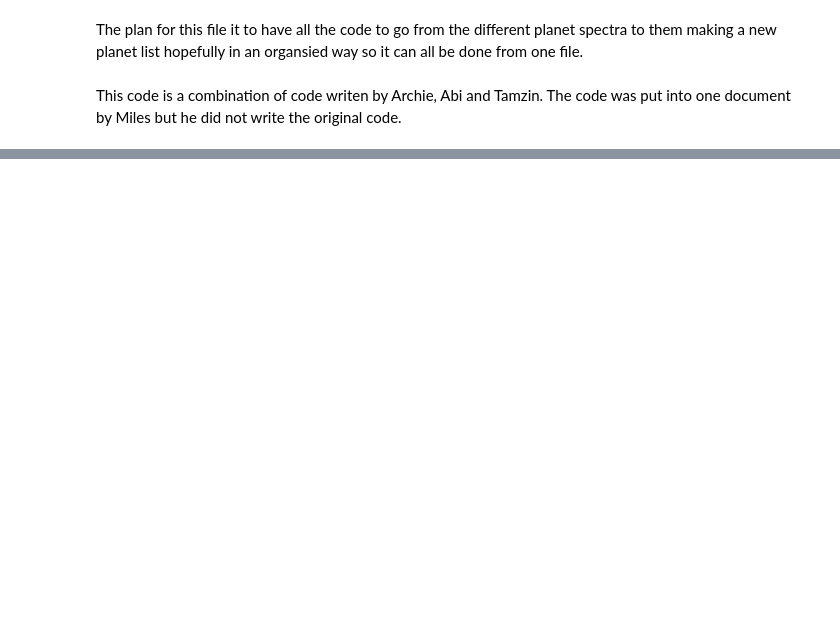
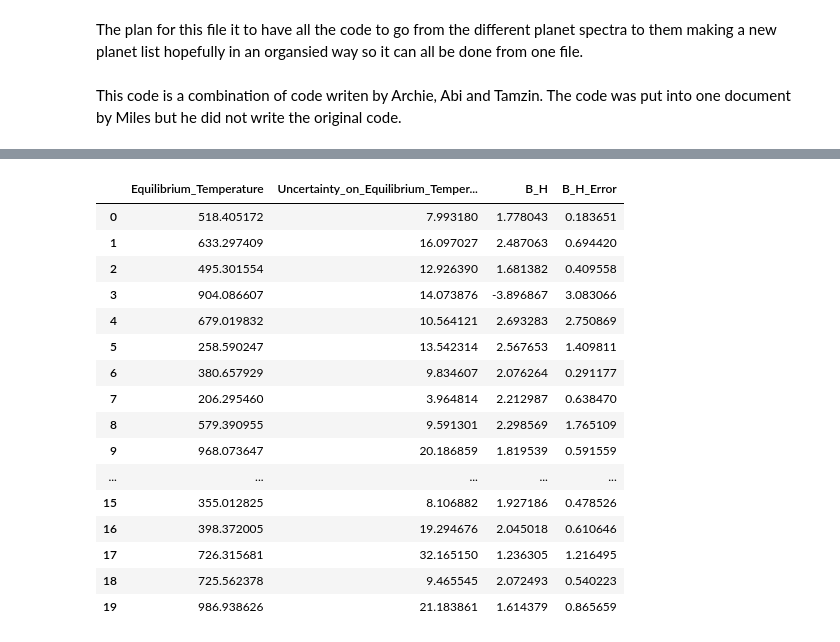
Before and after one commit to JackDavidMaher/Group-Studies---Exoplanets, a Jupyter notebook: Code/Group 2 full stats code.ipynb, the cells around one changed output, grey strips where cells are left out. Saved outputs shown, nothing was run; the diff lists cells and outputs as text; code cells hidden in the pictures; blank space fills up the shorter version.

Commit message:
added real data import to full stats, changed headings

```diff
--- a/Code/Group 2 full stats code.ipynb
+++ b/Code/Group 2 full stats code.ipynb
@@ -1121,0 +1092,42 @@ QUADRATIC MODEL  (A·T² + B·T + C)
+# %%
+# import the real data
+df = pd.read_csv("../Code/Data/results_2026_02_24__16_29.csv")
+
+# choosing what to fit! Feature depth vs Bh
+# comment out two of three
+
+# Feat_depth = ['Equilibrium_Temperature', 'Uncertainty_on_Equilibrium_Temperature',
+#                     'Feature_Depth', 'Feature_Depth_Error']
+
+Feat_depth = ['Equilibrium_Temperature', 'Uncertainty_on_Equilibrium_Temperature',
+                    'B_H', 'B_H_Error']
+
+
+real_data = df[Feat_depth]
+
+        # T_eq               = data[:, 0]
+        # T_eq_err           = data[:, 1]
+        # feature_height     = data[:, 2]
+        # feature_height_err = data[:, 3]
+
+real_data
+stats = Statistics(nwalkers=64, use_parallel=False)
+stats.run_all_analysis(real_data.values)
+# %% [output]
+|  | Equilibrium_Temperature | Uncertainty_on_Equilibrium_Temper... | B_H | B_H_Error |
+| 0 | 518.405172 | 7.993180 | 1.778043 | 0.183651 |
+| 1 | 633.297409 | 16.097027 | 2.487063 | 0.694420 |
+| 2 | 495.301554 | 12.926390 | 1.681382 | 0.409558 |
+| 3 | 904.086607 | 14.073876 | -3.896867 | 3.083066 |
+| 4 | 679.019832 | 10.564121 | 2.693283 | 2.750869 |
+| 5 | 258.590247 | 13.542314 | 2.567653 | 1.409811 |
+| 6 | 380.657929 | 9.834607 | 2.076264 | 0.291177 |
+| 7 | 206.295460 | 3.964814 | 2.212987 | 0.638470 |
+| 8 | 579.390955 | 9.591301 | 2.298569 | 1.765109 |
+| 9 | 968.073647 | 20.186859 | 1.819539 | 0.591559 |
+| ... | ... | ... | ... | ... |
+| 15 | 355.012825 | 8.106882 | 1.927186 | 0.478526 |
+| 16 | 398.372005 | 19.294676 | 2.045018 | 0.610646 |
+| 17 | 726.315681 | 32.165150 | 1.236305 | 1.216495 |
+| 18 | 725.562378 | 9.465545 | 2.072493 | 0.540223 |
+| 19 | 986.938626 | 21.183861 | 1.614379 | 0.865659 |
```
Also changed, not shown: parts of 1 cell of this notebook, 2 other files.
